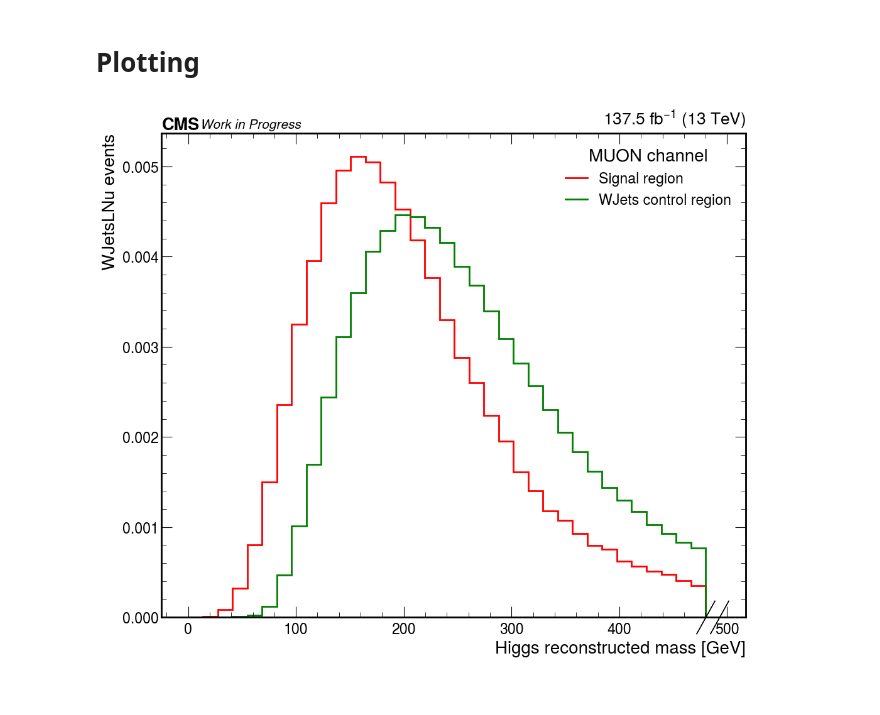
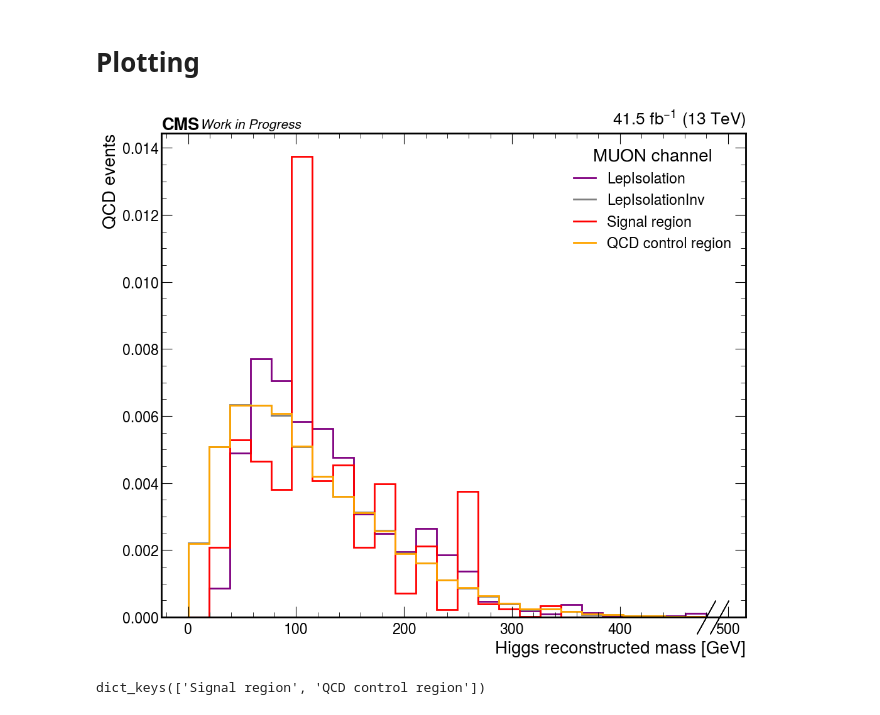
Before and after one commit to quinnanm/boostedhiggs, a Jupyter notebook: binder/hists_plots_sculpting.ipynb, the cells around one changed output. Saved outputs shown, nothing was run; the diff lists cells and outputs as text; code cells hidden in the pictures.

Commit message:
update hists for sculpting notebook

```diff
--- a/binder/hists_plots_sculpting.ipynb
+++ b/binder/hists_plots_sculpting.ipynb
@@ -211,9 +163,9 @@ samples = [
 #     "ttH",
     "QCD",
 #     "DYJets",
-    "WJetsLNu",
+#     "WJetsLNu",
 #     "WZQQ",
-    "TTbar",
+#     "TTbar",
 #     "SingleTop",
 #     "Diboson",
 #     "Data"
@@ -265,33 +219,31 @@ color_dict = {
     "QCD control region": "orange",
     "WJets control region": "green",
     "TTbar control region": "blue",
+
+    "QCD old samples": "green",
+    "QCD new samples": "orange",
+
 }
 
 nice_ch = {
     "mu": "MUON",
     "ele": "ELECTRON"
 }
-
-save_as = {
-    "LepIsolation": "LepIsolation",
-    "LepIsolationInv": "LepIsolationInv",
-    "Signal region": "SigRegion",
-    "QCD control region": "QCDRegion",
-    "WJets control region": "WJetsRegion",
-    "TTbar control region": "TTbarRegion",
-}
 # %%
 plt.rcParams.update({"font.size": 20})
 
 ############################## args up to you
-sample = "WJetsLNu"    # optios are ["HWW", "WJetsLNu", "QCD", "TTbar"]
+sample = "QCD"    # optios are ["HWW", "WJetsLNu", "QCD", "TTbar"]
 regions = [
-#     "LepIsolation",
-#     "LepIsolationInv",
+    "LepIsolation",
+    "LepIsolationInv",
     "Signal region",
-#     "QCD control region",
-    "WJets control region",
+    "QCD control region",
+#     "WJets control region",
 #     "TTbar control region",
+
+#     "QCD old samples",
+#     "QCD new samples",
 ]
 
 ##############################
@@ -301,7 +253,7 @@ var = "rec_higgs_m"
 
 # make histogram
 h = hist2.Hist(
-    utils.axis_dict[var],
+    hist2.axis.Regular(25, 0, 480, name="var", label=r"Higgs reconstructed mass [GeV]", overflow=True),
     hist2.axis.StrCategory([], name="region", growth=True),
 )
 
@@ -310,23 +262,7 @@ for year in years:
 
         for region in regions:
 
-            if region == "WJets control region":
-                df = events_dict["LepIsolation"][year][ch][sample]
-
-                bjet_cut = df["n_bjets_L"]==0
-                dr_cut = df["lep_fj_dr"]>0.5
-                df = df[bjet_cut & dr_cut]
-
-            elif region == "Signal region":
-
-                df = events_dict["Signal region"][year][ch][sample]
-
-                bjet_cut = df["n_bjets_L"]!=0
-                dr_cut = df["lep_fj_dr"]<0.5
-                df = df[bjet_cut & dr_cut]
-
-            else:
-                df = events_dict[region][year][ch][sample]
+            df = events_dict[region][year][ch][sample]
 
             h.fill(
                 var=df[var],
@@ -341,33 +277,39 @@ fig, ax = plt.subplots(figsize=(12, 10))
 for region in regions:
     hep.histplot(
         h[{"region": region}],
         ax=ax,
         label=region,
         linewidth=2,
         density=True,
         color=color_dict[region]
     )
 
 ax.set_ylabel(f"{sample} events");
 
+# ax.set_yscale("log")
+
 luminosity = 0
 for year in years:
     lum = 0
     for ch in channels:
         with open("../fileset/luminosity.json") as f:
             lum += json.load(f)[ch][year] / 1000.0
 
     luminosity += lum / len(channels)
 
 hep.cms.lumitext("%.1f " % luminosity + r"fb$^{-1}$ (13 TeV)", ax=ax, fontsize=20)
 
 hep.cms.text("Work in Progress", ax=ax, fontsize=15)
 
 if len(channels)==1:
     ax.legend(title=f"{nice_ch[ch]} channel")
-    plt.savefig(f"/Users/fmokhtar/Desktop/hww/Sep11/new_{var}_{sample}_{ch}.pdf")
+    plt.savefig(f"/Users/fmokhtar/Desktop/hww/Sep14/{var}_{sample}_{ch}.pdf")
 else:
     ax.legend()
-    plt.savefig(f"/Users/fmokhtar/Desktop/hww/Sep11/new_{var}_{sample}.pdf")
+    plt.savefig(f"/Users/fmokhtar/Desktop/hww/Sep14/{var}_{sample}.pdf")
 # %% [output]
-[figure, old version]
+[figure, new version]
+# %%
+events_dict.keys()
+# %% [output]
+dict_keys(['Signal region', 'QCD control region'])
```
Also changed, not shown: parts of 11 cells of this notebook, 1 other file.
